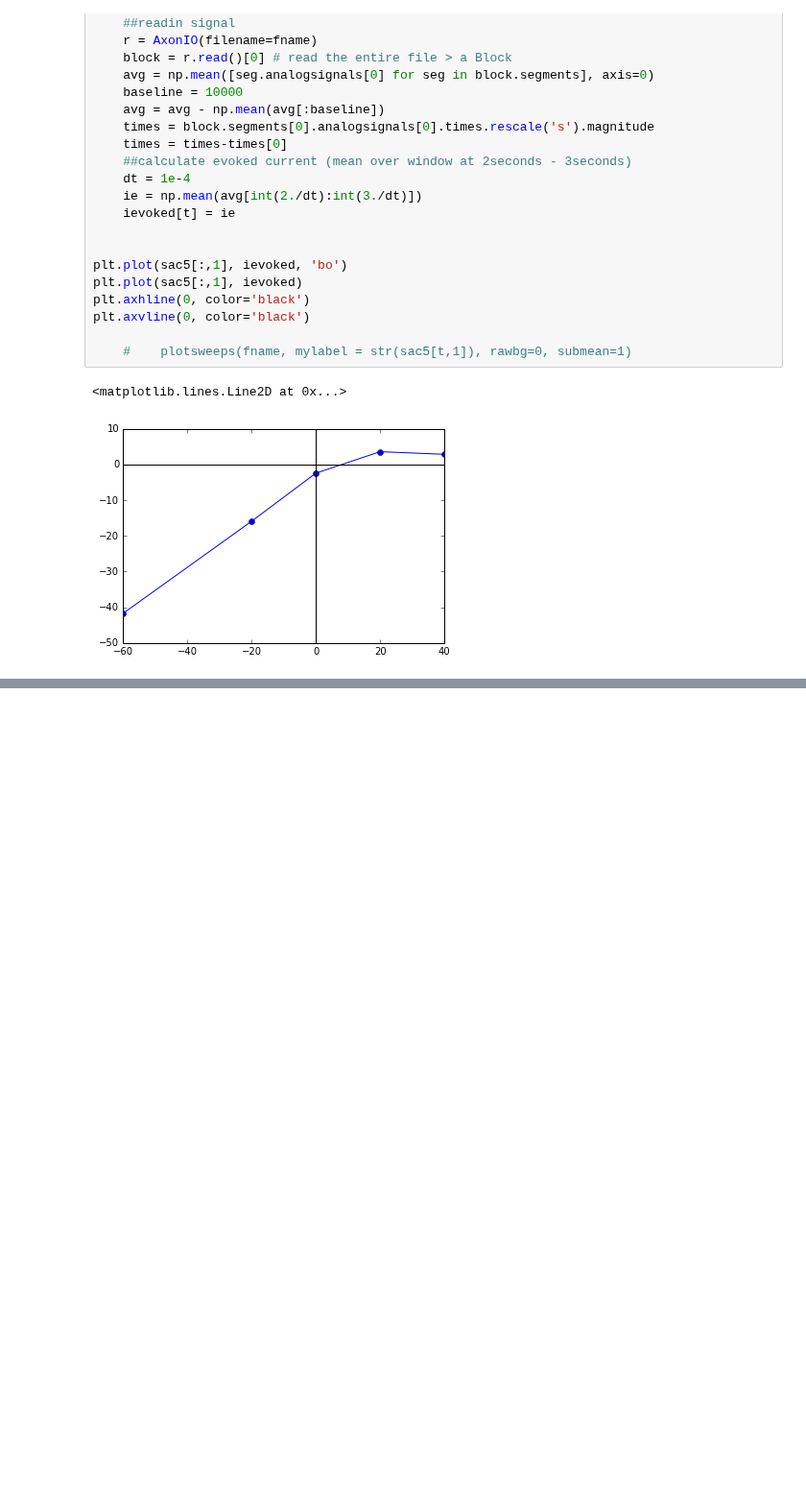
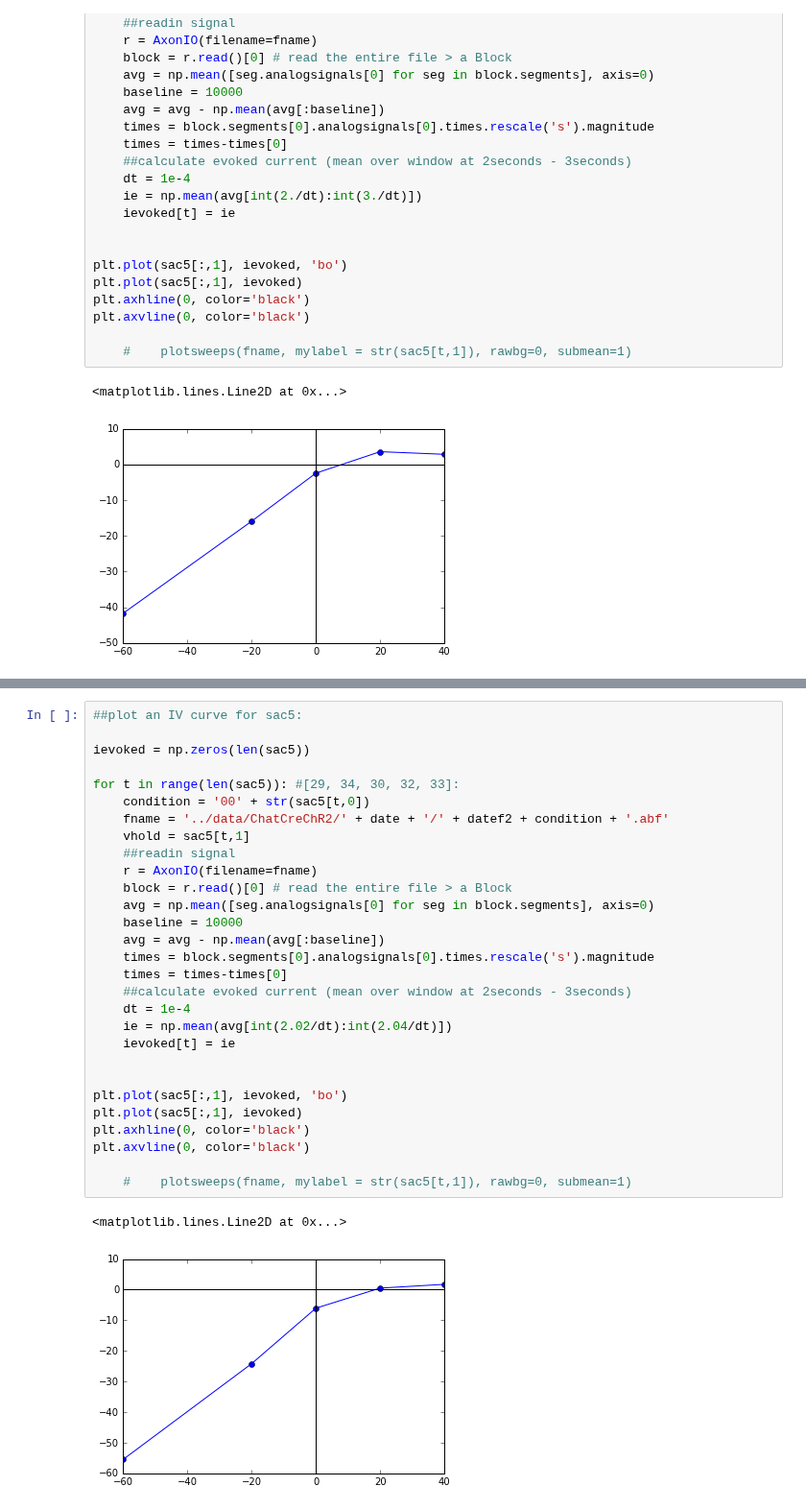
Before and after one commit to vdutell/ephysanalysis, a Jupyter notebook: vclamp.ipynb, the cells around one changed output, grey strips where cells are left out. Shown at 96% size. Cells and saved outputs as stored; diff of their text form; blank space fills up the shorter version.

```diff
--- a/vclamp.ipynb
+++ b/vclamp.ipynb
@@ -308,0 +300,32 @@ times[10000]
+# %%
+##plot an IV curve for sac5:
+
+ievoked = np.zeros(len(sac5))
+
+for t in range(len(sac5)): #[29, 34, 30, 32, 33]:
+    condition = '00' + str(sac5[t,0])
+    fname = '../data/ChatCreChR2/' + date + '/' + datef2 + condition + '.abf'
+    vhold = sac5[t,1]
+    ##readin signal
+    r = AxonIO(filename=fname)
+    block = r.read()[0] # read the entire file > a Block
+    avg = np.mean([seg.analogsignals[0] for seg in block.segments], axis=0)
+    baseline = 10000
+    avg = avg - np.mean(avg[:baseline])
+    times = block.segments[0].analogsignals[0].times.rescale('s').magnitude
+    times = times-times[0]
+    ##calculate evoked current (mean over window at 2seconds - 3seconds)
+    dt = 1e-4
+    ie = np.mean(avg[int(2.02/dt):int(2.04/dt)])
+    ievoked[t] = ie
+
+
+plt.plot(sac5[:,1], ievoked, 'bo')
+plt.plot(sac5[:,1], ievoked)
+plt.axhline(0, color='black')
+plt.axvline(0, color='black')
+
+    #    plotsweeps(fname, mylabel = str(sac5[t,1]), rawbg=0, submean=1)
+# %% [output]
+<matplotlib.lines.Line2D at 0x...>
+[figure, added]
```
Also changed, not shown: parts of 4 cells of this notebook.
